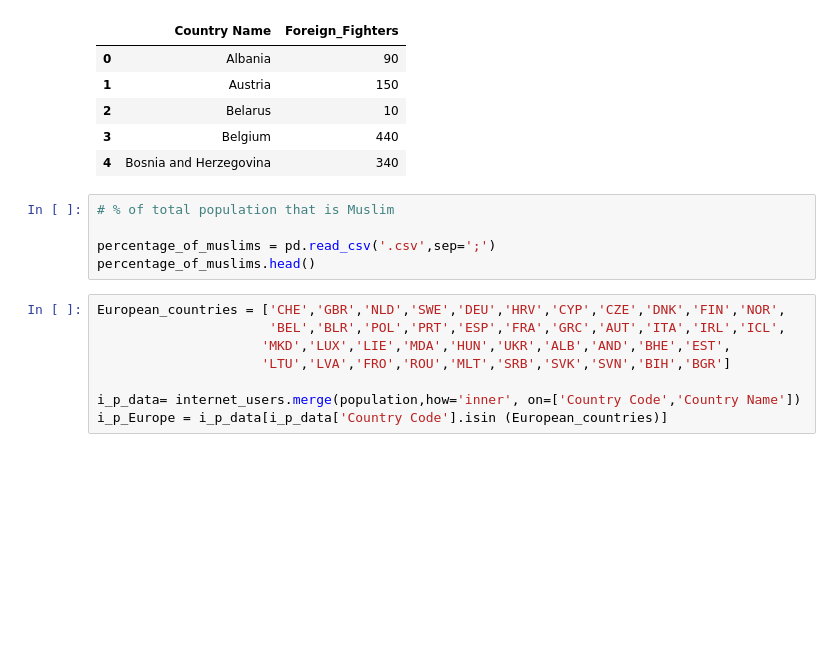
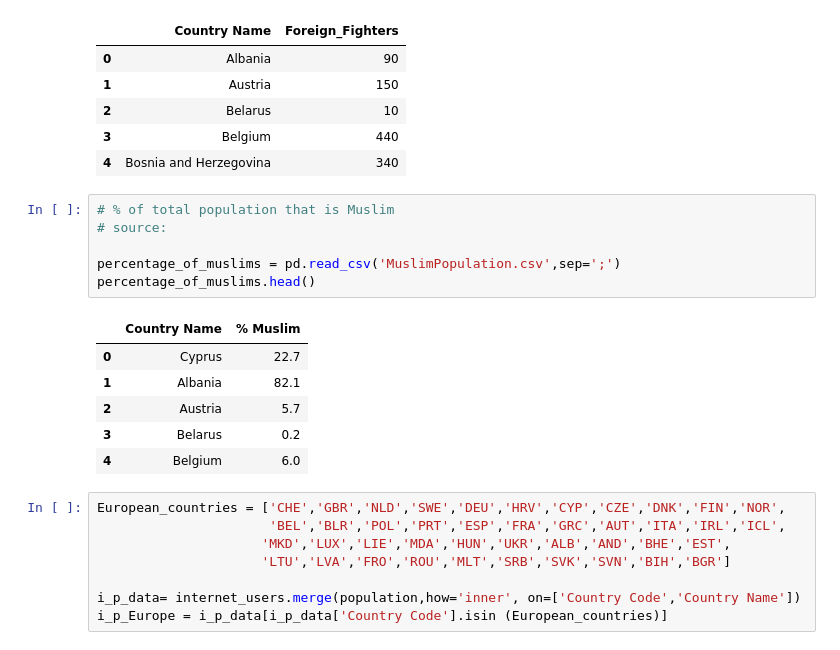
Before and after one commit to waternk/adv_sd_rad_model, a Jupyter notebook: assignment_2/Spatial Radicalization.ipynb, the cells around one changed output. Saved outputs shown, nothing was run; the diff lists cells and outputs as text; blank space fills up the shorter version.

```diff
--- a/assignment_2/Spatial Radicalization.ipynb
+++ b/assignment_2/Spatial Radicalization.ipynb
@@ -75,9 +75,17 @@ foreign_fighters.head()
 | 4 | Bosnia and Herzegovina | 340 |
 # %%
 # % of total population that is Muslim
+# source:
 
-percentage_of_muslims = pd.read_csv('.csv',sep=';')
+percentage_of_muslims = pd.read_csv('MuslimPopulation.csv',sep=';')
 percentage_of_muslims.head()
+# %% [output]
+|  | Country Name | % Muslim |
+| 0 | Cyprus | 22.7 |
+| 1 | Albania | 82.1 |
+| 2 | Austria | 5.7 |
+| 3 | Belarus | 0.2 |
+| 4 | Belgium | 6.0 |
 # %%
 European_countries = ['CHE','GBR','NLD','SWE','DEU','HRV','CYP','CZE','DNK','FIN','NOR',
                       'BEL','BLR','POL','PRT','ESP','FRA','GRC','AUT','ITA','IRL','ICL',
```
Also changed, not shown: parts of 1 cell of this notebook.
